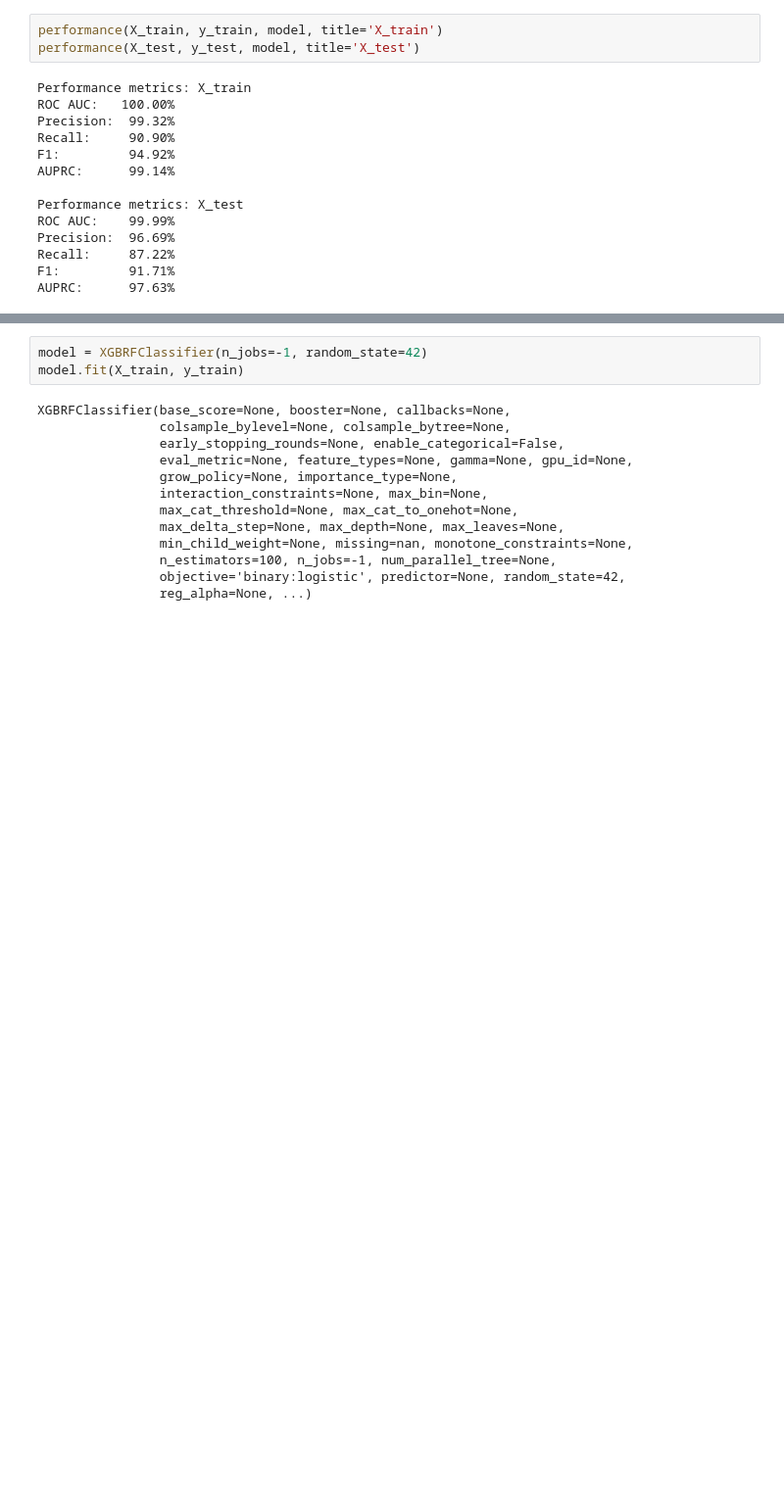
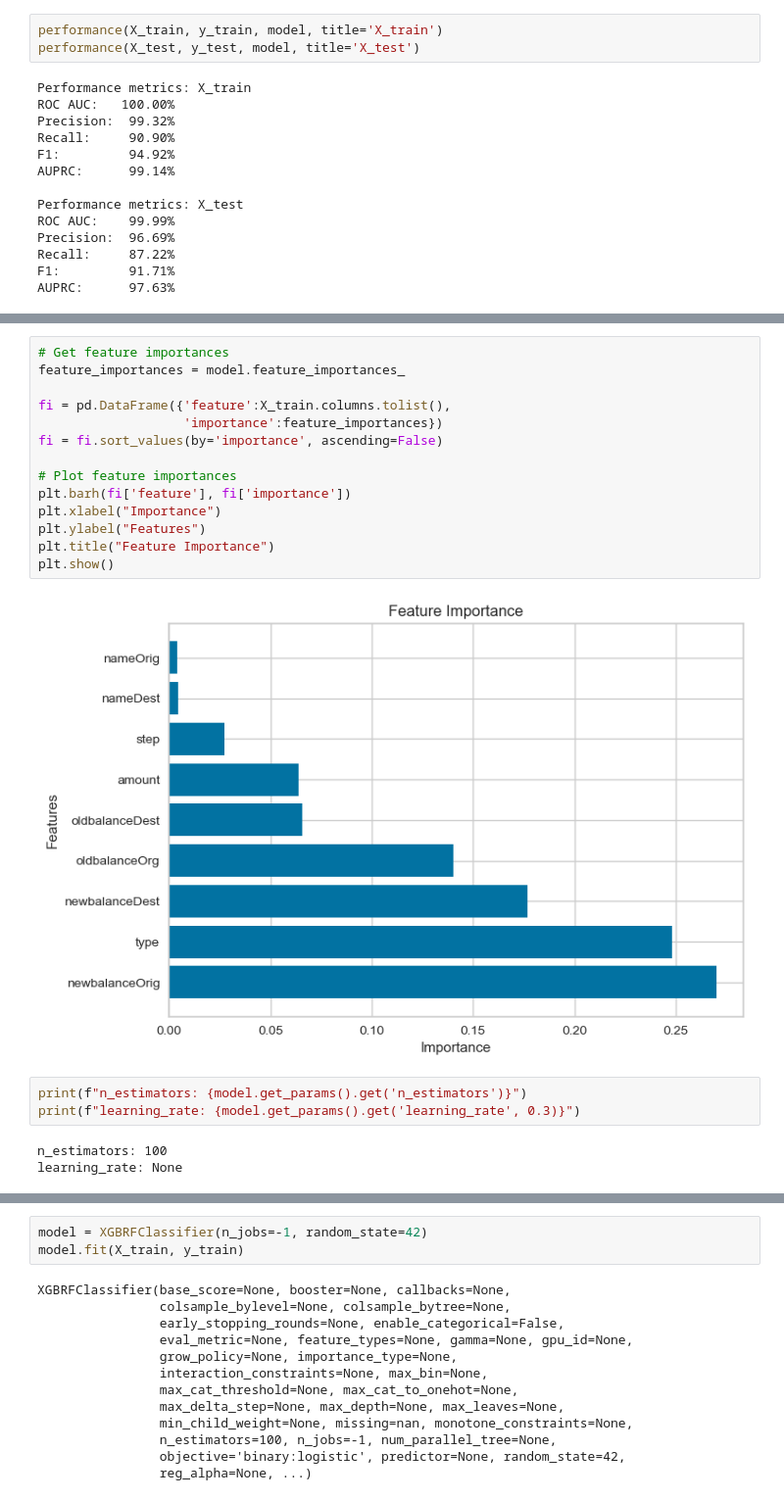
Before and after one commit to omdgit/machine-learning-imbalanced-data, a Jupyter notebook: omd/kaggle_fraud.ipynb, the cells around one changed output, grey strips where cells are left out. Shown: that part at 98% size. Drawn from its saved outputs; the diff is of its cells as text; blank space fills up the shorter version.

```diff
--- a/omd/kaggle_fraud.ipynb
+++ b/omd/kaggle_fraud.ipynb
@@ -760,0 +802,22 @@ AUPRC:      97.63%
+# %%
+# Get feature importances
+feature_importances = model.feature_importances_
+
+fi = pd.DataFrame({'feature':X_train.columns.tolist(),
+                   'importance':feature_importances})
+fi = fi.sort_values(by='importance', ascending=False)
+
+# Plot feature importances
+plt.barh(fi['feature'], fi['importance'])
+plt.xlabel("Importance")
+plt.ylabel("Features")
+plt.title("Feature Importance")
+plt.show()
+# %% [output]
+[figure, added]
+# %%
+print(f"n_estimators: {model.get_params().get('n_estimators')}")
+print(f"learning_rate: {model.get_params().get('learning_rate', 0.3)}")
+# %% [output]
+n_estimators: 100
+learning_rate: None
```
Also changed, not shown: parts of 8 cells of this notebook.
